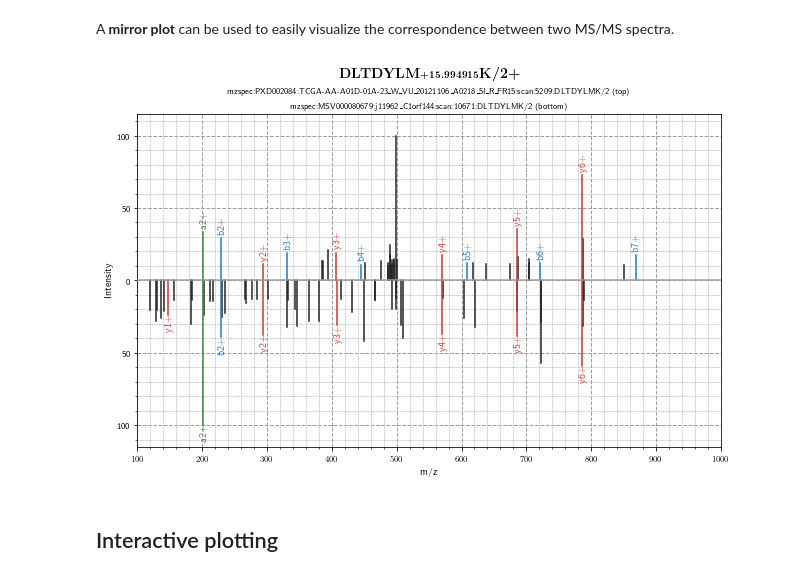
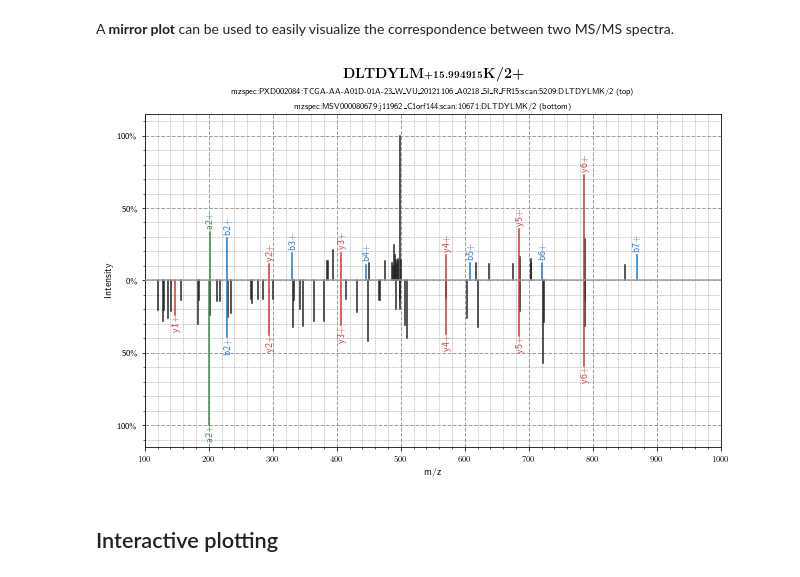
Before and after one commit to bittremieux/spectrum_utils, a Jupyter notebook: notebooks/quickstart.ipynb, the cells around one changed output. Drawn from its saved outputs; the diff is of its cells as text; code cells hidden in the pictures.

```diff
--- a/notebooks/quickstart.ipynb
+++ b/notebooks/quickstart.ipynb
@@ -141,32 +143,36 @@ A **mirror plot** can be used to easily visualize the correspondence between two
 # %%
 fig, ax = plt.subplots(figsize=(9, 6))
 
 plot.mirror(*spectra, ax=ax)
 
 peptide_title = list(peptide)
 for mod_pos, mod_md in modifications.items():
     if mod_pos not in ('N-term', 'C-term'):
         peptide_title[mod_pos] =\
             f'{peptide_title[mod_pos]}{{\\normalsize {mod_md:+f}}}'
 for mod_pos, mod_md in modifications.items():
     if mod_pos == 'N-term':
         peptide_title.insert(0, f'{{\\normalsize {mod_md:+f}}}-')
     elif mod_pos == 'C-term':
         peptide_title.insert(len(peptide_title),
                              f'-{{\\normalsize {mod_md:+f}}}')
 peptide_title = ''.join(peptide_title)
 title = '\n'.join([
     f'{{\\Large \\bf {peptide_title}/{spectra[0].precursor_charge}}}',
     f'{{\\footnotesize {spectra[0].identifier} (top)}}',
-    f'{{\\footnotesize {spectra[1].identifier} (bottom)}}']).replace("_", "\_")
+    f'{{\\footnotesize {spectra[1].identifier} (bottom)}}']).replace('_', '\_')
 ax.set_title(title)
+
+# Make the percentage axis work with LaTeX.
+ax.yaxis.set_major_formatter(mticker.FuncFormatter(
+        lambda x, pos: f'{abs(x):.0%}'.replace('%', r'\%')))
 
 plt.tight_layout()
 
 plt.show()
 plt.close()
 # %% [output]
-[figure, old version]
+[figure, new version]
 # %% [markdown]
 ## Interactive plotting
 # %% [markdown]
```
Also changed, not shown: parts of 2 cells of this notebook.
